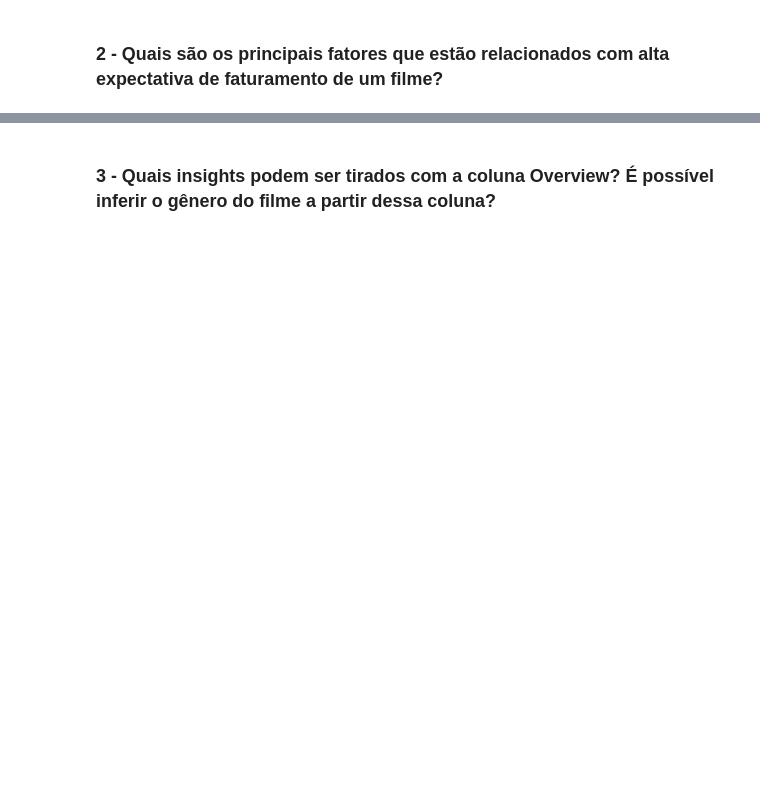
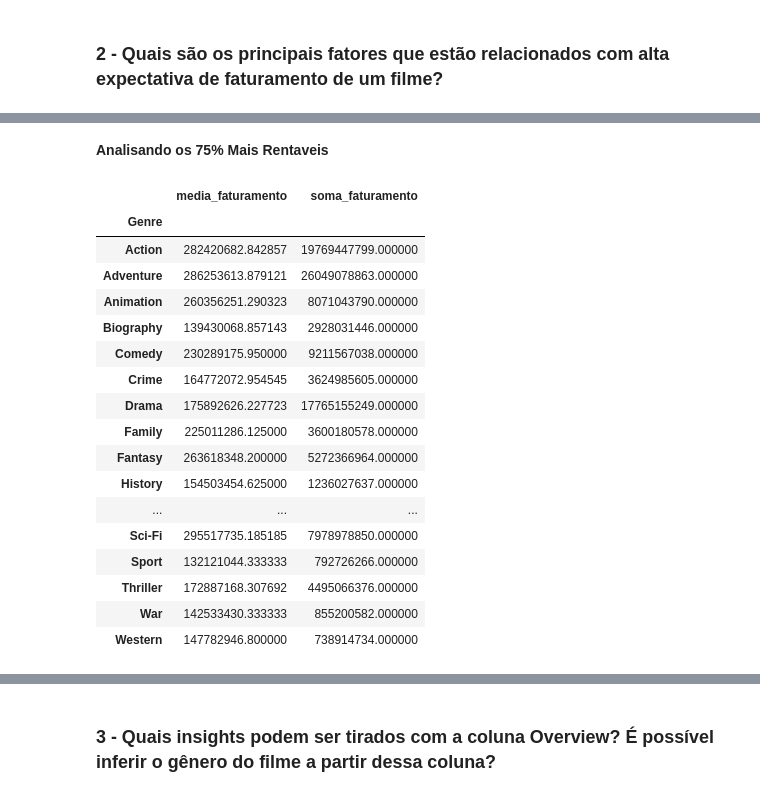
Before and after one commit to AurelioGuilherme/Desafio_Ciencia_de_Dados, a Jupyter notebook: Notebooks/EDA.ipynb, the cells around one changed output, grey strips where cells are left out. Cells and saved outputs as stored; diff of their text form; code cells hidden in the pictures; blank space fills up the shorter version.

```diff
--- a/Notebooks/EDA.ipynb
+++ b/Notebooks/EDA.ipynb
@@ -935,3 +1015,32 @@ df.sort_values("Gross",ascending=False).head(10)
 | 1 | The Dark Knight | 2008 | UA | 152 | Action, Crime, Drama | 9.00 | When the menace known as the Joke... | 84.00 | ... |
 | 581 | Rogue One | 2016 | UA | 133 | Action, Adventure, Sci-Fi | 7.80 | The daughter of an Imperial scien... | 65.00 | ... |
 | 62 | The Dark Knight Rises | 2012 | UA | 164 | Action, Adventure | 8.40 | Eight years after the Joker's rei... | 78.00 | ... |
+# %% [markdown]
+**Analisando os 75% Mais Rentaveis**
+# %%
+df_q1_generos = generos[generos['Gross'] > generos.Gross.quantile(0.75)]\
+                        .sort_values("Gross", ascending=False)\
+                        .reset_index(drop=True)
+# %%
+df_q1_generos.groupby("Genre").agg(media_faturamento=('Gross','mean'),
+                                   soma_faturamento=('Gross','sum'))\
+            .style.highlight_max(color='green')
+# %% [output]
+|  | media_faturamento | soma_faturamento |
+| Genre |  |  |
+| Action | 282420682.842857 | 19769447799.000000 |
+| Adventure | 286253613.879121 | 26049078863.000000 |
+| Animation | 260356251.290323 | 8071043790.000000 |
+| Biography | 139430068.857143 | 2928031446.000000 |
+| Comedy | 230289175.950000 | 9211567038.000000 |
+| Crime | 164772072.954545 | 3624985605.000000 |
+| Drama | 175892626.227723 | 17765155249.000000 |
+| Family | 225011286.125000 | 3600180578.000000 |
+| Fantasy | 263618348.200000 | 5272366964.000000 |
+| History | 154503454.625000 | 1236027637.000000 |
+| ... | ... | ... |
+| Sci-Fi | 295517735.185185 | 7978978850.000000 |
+| Sport | 132121044.333333 | 792726266.000000 |
+| Thriller | 172887168.307692 | 4495066376.000000 |
+| War | 142533430.333333 | 855200582.000000 |
+| Western | 147782946.800000 | 738914734.000000 |
```
Also changed, not shown: parts of 32 cells of this notebook, 1 other file.
